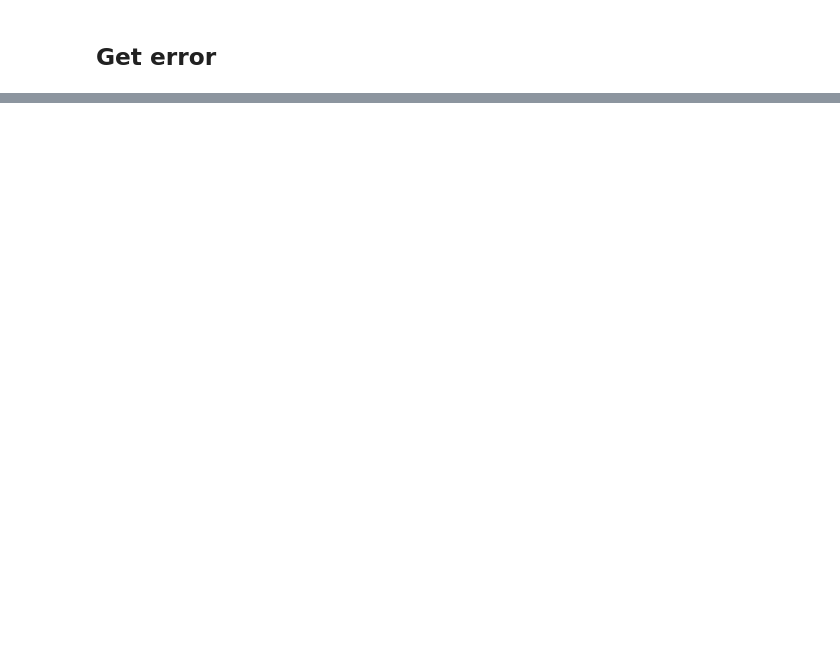
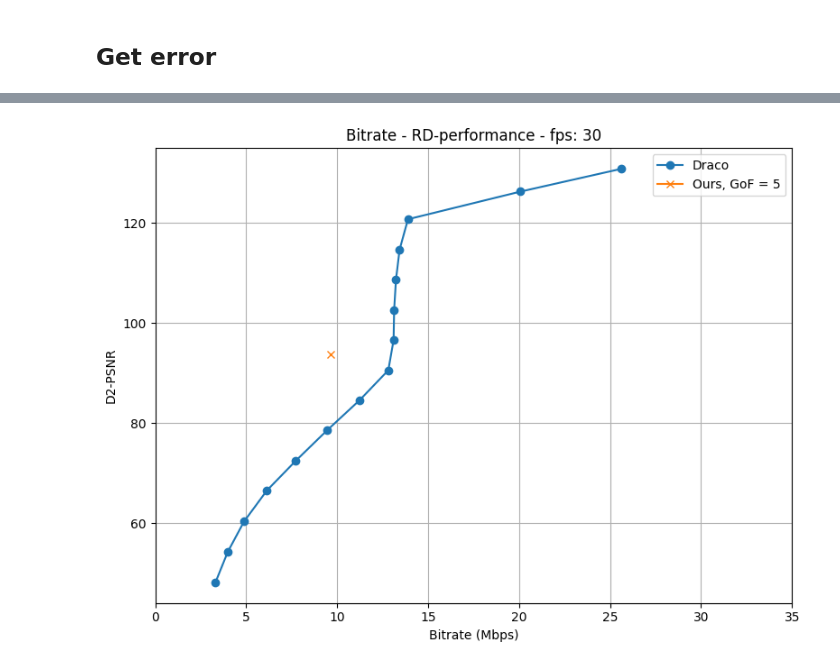
Before and after one commit to frozzzen3/TVMC, a Jupyter notebook: get_Draco_results.ipynb, the cells around one changed output, grey strips where cells are left out. Drawn from its saved outputs; the diff is of its cells as text; code cells hidden in the pictures; blank space fills up the shorter version.

```diff
--- a/get_Draco_results.ipynb
+++ b/get_Draco_results.ipynb
@@ -326,0 +414,27 @@ plt.show()
+# %%
+import matplotlib.pyplot as plt
+
+
+Bitrates = [3.31, 3.99, 4.88, 6.13, 7.73, 9.44, 11.23, 12.81, 13.10, 13.13, 13.23, 13.43, 13.89, 20.08, 25.61]
+D2_PSNR = [48.23, 54.34, 60.37, 66.54, 72.52, 78.56, 84.58, 90.57, 96.58, 102.63, 108.64, 114.65, 120.71, 126.24, 130.77]
+
+
+ours_Bitrates = [9.65]
+ours_D2_PSNR = [93.80]
+
+# Plotting
+plt.figure(figsize=(8, 6))
+plt.plot(Bitrates, D2_PSNR, marker='o', label='Draco')
+plt.plot(ours_Bitrates, ours_D2_PSNR, marker='x', label='Ours, GoF = 5')
+plt.title('Bitrate - RD-performance - fps: 30')
+plt.xlabel('Bitrate (Mbps)')
+plt.ylabel('D2-PSNR')
+plt.grid(True)
+plt.legend()  # Show legend with labels
+plt.xlim(0, 35)
+plt.tight_layout()
+
+# Display the plot
+plt.show()
+# %% [output]
+[figure, added]
```
Also changed, not shown: parts of 9 cells of this notebook, 3 other files.
